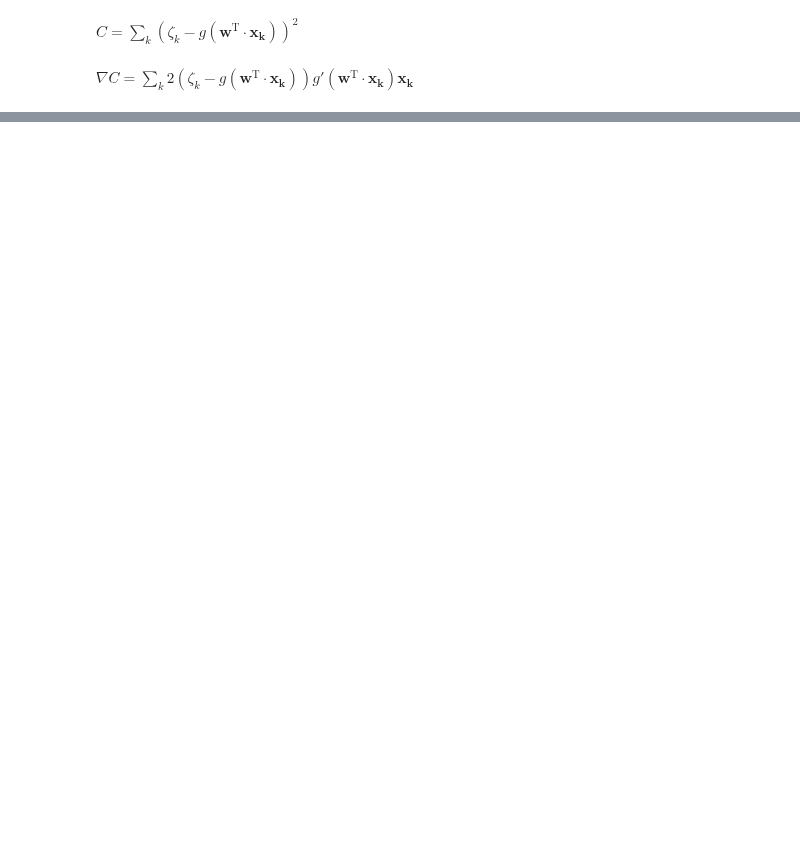
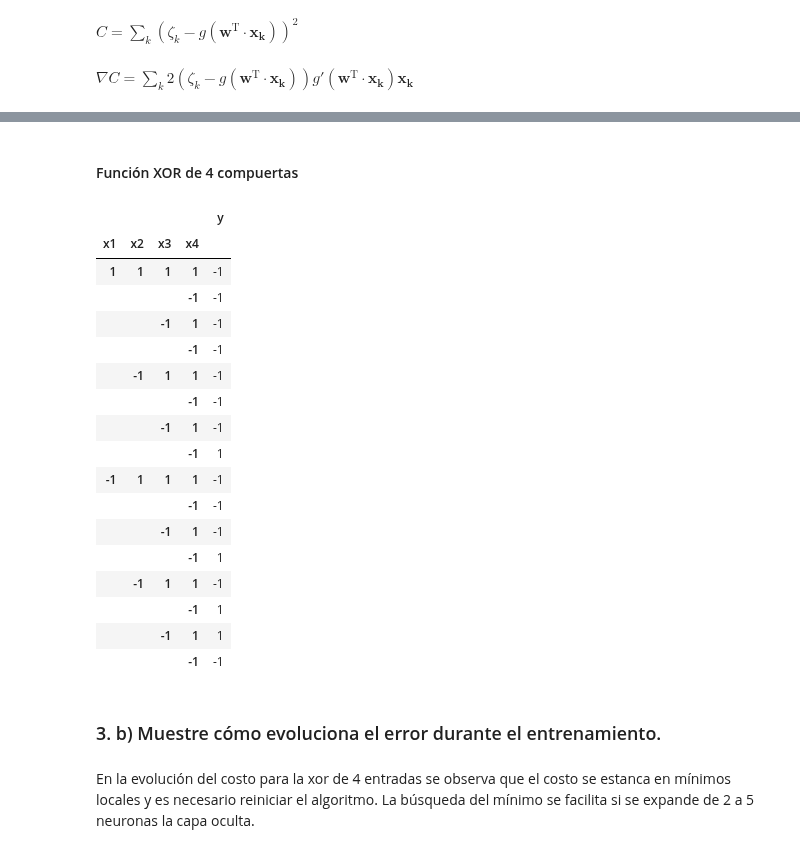
Before and after one commit to xvan/RedesNeuronales, a Jupyter notebook: TP2/tp2/tp2.ipynb, the cells around one changed output, grey strips where cells are left out. Cells and saved outputs as stored; diff of their text form; code cells hidden in the pictures; blank space fills up the shorter version.

```diff
--- a/TP2/tp2/tp2.ipynb
+++ b/TP2/tp2/tp2.ipynb
@@ -189,0 +274,9 @@ Best Cost: 0
+# %%
+xor_gate_table = [
+    ((1, 1), (-1,)),
+    ((1, -1), (1,)),
+    ((-1, 1), (1,)),
+    ((-1, -1), (-1,))
+]
+
+tp2Aux.train_data_to_df(xor_gate_table)
@@ -189,0 +290,7 @@ Best Cost: 0
+# %%
+mn_xor2=MultilayerNetwork([2,2,1])
+trainer_xor2 = MultilayerTrainer(mn_xor2,xor_gate_table)
+xor2_costs=[]
+trainer_xor2.cost_callback = lambda x: xor2_costs.append(x)
+trainer_xor2.train()
+tp2Aux.train_data_to_df([ (x,mn_xor2.process(x)) for x,y in xor_gate_table])
@@ -189,0 +304,42 @@ Best Cost: 0
+# %% [markdown]
+#### Función XOR de 4 compuertas
+# %%
+large_xor_gate_table = [
+    (( 1,  1,  1,  1), (-1,)),
+    (( 1,  1,  1, -1), (-1,)),
+    (( 1,  1, -1,  1), (-1,)),
+    (( 1,  1, -1, -1), (-1,)),
+    (( 1, -1,  1,  1), (-1,)),
+    (( 1, -1,  1, -1), (-1,)),
+    (( 1, -1, -1,  1), (-1,)),
+    (( 1, -1, -1, -1), ( 1,)),
+    ((-1,  1,  1,  1), (-1,)),
+    ((-1,  1,  1, -1), (-1,)),
+    ((-1,  1, -1,  1), (-1,)),
+    ((-1,  1, -1, -1), ( 1,)),
+    ((-1, -1,  1,  1), (-1,)),
+    ((-1, -1,  1, -1), ( 1,)),
+    ((-1, -1, -1,  1), ( 1,)),
+    ((-1, -1, -1, -1), (-1,)),
+]
+
+tp2Aux.train_data_to_df(large_xor_gate_table)
+# %% [output]
+|  |  |  |  | y |
+| x1 | x2 | x3 | x4 |  |
+| 1 | 1 | 1 | 1 | -1 |
+|  |  |  | -1 | -1 |
+|  |  | -1 | 1 | -1 |
+|  |  |  | -1 | -1 |
+|  | -1 | 1 | 1 | -1 |
+|  |  |  | -1 | -1 |
+|  |  | -1 | 1 | -1 |
+|  |  |  | -1 | 1 |
+| -1 | 1 | 1 | 1 | -1 |
+|  |  |  | -1 | -1 |
+|  |  | -1 | 1 | -1 |
+|  |  |  | -1 | 1 |
+|  | -1 | 1 | 1 | -1 |
+|  |  |  | -1 | 1 |
+|  |  | -1 | 1 | 1 |
+|  |  |  | -1 | -1 |
@@ -189,0 +353,2 @@ Best Cost: 0
+# %% [markdown]
+### 3. b) Muestre cómo evoluciona el error durante el entrenamiento.
@@ -189,0 +367,3 @@ Best Cost: 0
+# %% [markdown]
+En la evolución del costo para la xor de 4 entradas se observa que el costo se estanca en mínimos locales y es necesario reiniciar el algoritmo.
+La búsqueda del mínimo se facilita si se expande de 2 a 5 neuronas la capa oculta.
```
Also changed, not shown: parts of 33 cells of this notebook, 5 other files.
